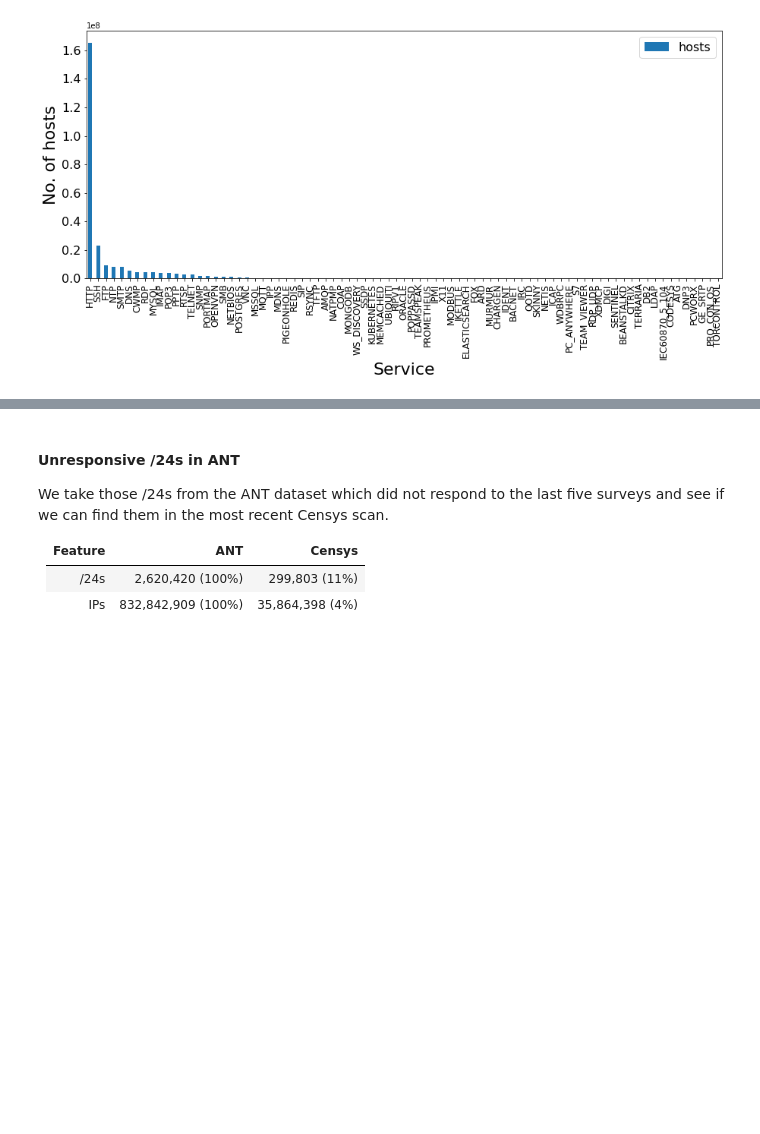
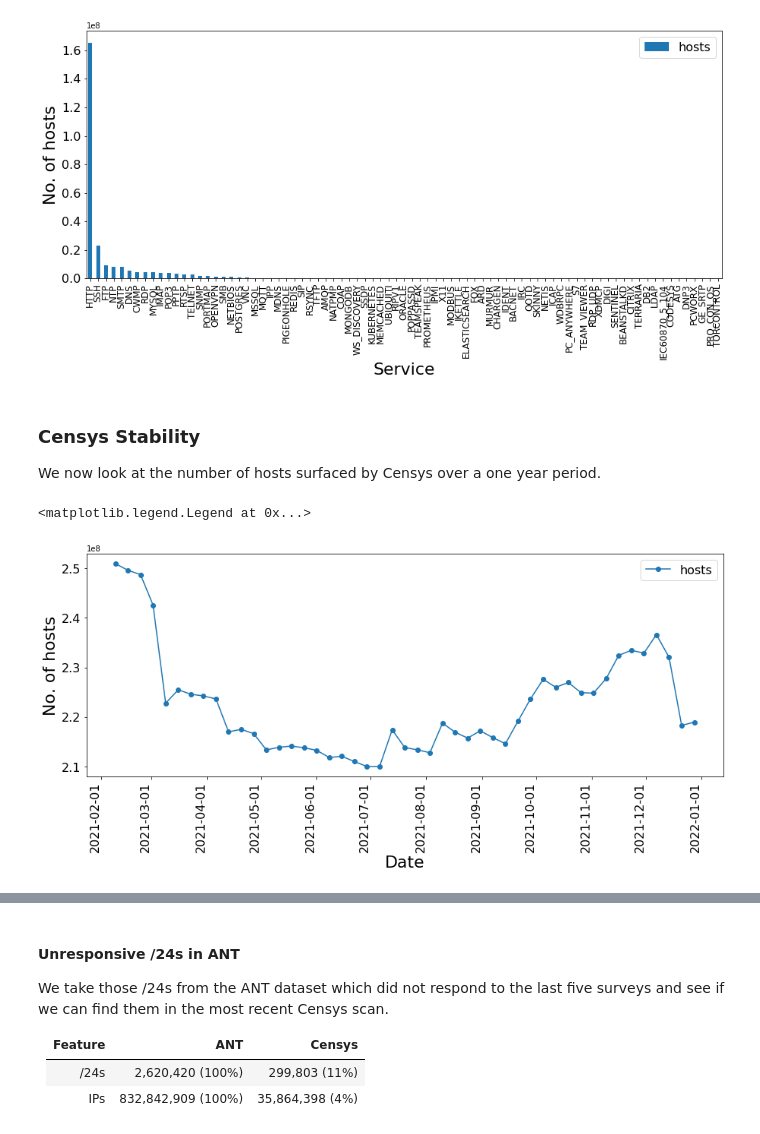
Before and after one commit to Manasvini/ids-project, a Jupyter notebook: Final Project.ipynb, the cells around one changed output, grey strips where cells are left out. Cells and saved outputs as stored; diff of their text form; code cells hidden in the pictures; blank space fills up the shorter version.

Commit message:
add another censys scan

```diff
--- a/Final Project.ipynb
+++ b/Final Project.ipynb
@@ -372,4 +373,21 @@ ax.legend([ 'hosts'], fontsize=16)
 # %% [output]
 <matplotlib.legend.Legend at 0x...>
 [figure]
+# %% [markdown]
+### Censys Stability
+We now look at the number of hosts surfaced by Censys over a one year period.
+# %%
+ip_time_df = pd.read_csv('data/censys_ip_time.csv')
+ip_time_df['snapshot_date'] = pd.to_datetime(ip_time_df['snapshot_date'], format='%Y-%m-%dT%H:%M:%SZ')
+fig, ax = plt.subplots(figsize=(15,6), nrows=1, ncols=1)
+ip_time_df.plot.line(x='snapshot_date', y='f0_', ax = ax, style='-o')
+ax.xaxis.set_tick_params(labelsize=16, rotation=90)
+ax.yaxis.set_tick_params(labelsize=16)
+ax.set_ylabel('No. of hosts', fontsize=22)
+ax.xaxis.set_major_formatter(mdates.DateFormatter('%Y-%m-%d'))
+ax.set_xlabel('Date', fontsize=22)
+ax.legend([ 'hosts'], fontsize=16)
+# %% [output]
+<matplotlib.legend.Legend at 0x...>
+[figure, added]
 # %% [markdown]
```
Also changed, not shown: parts of 6 cells of this notebook, 2 other files.
